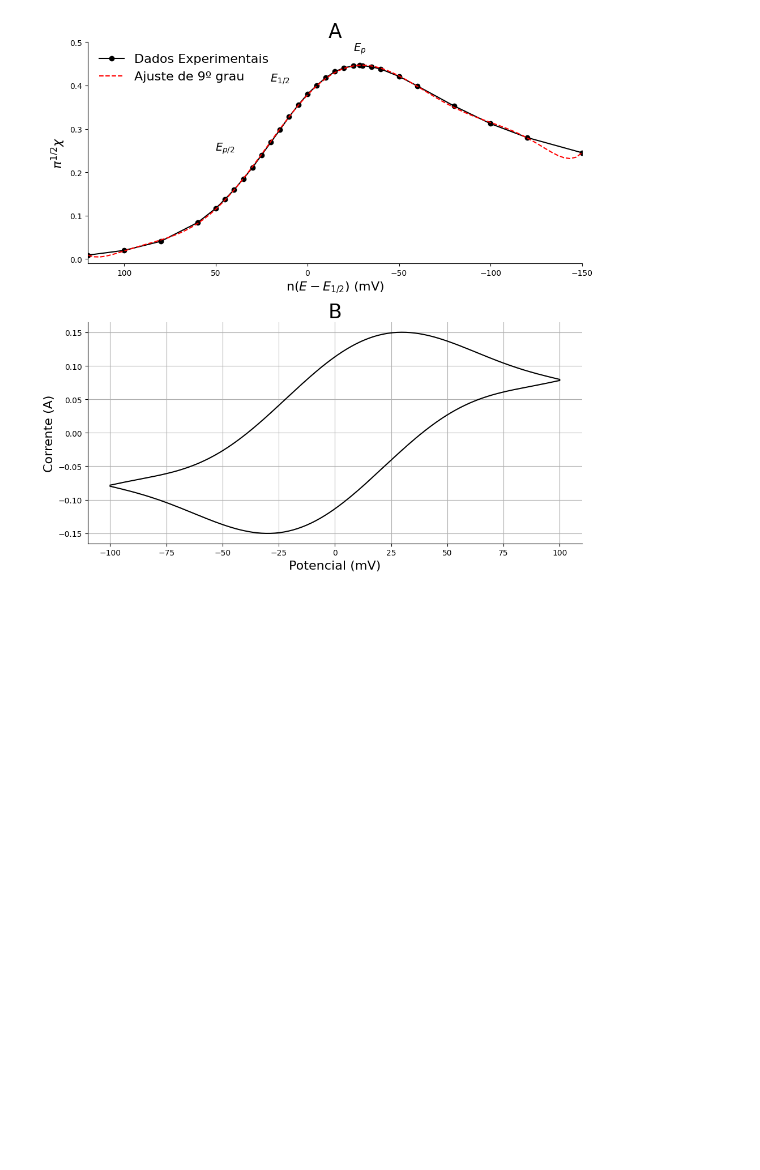
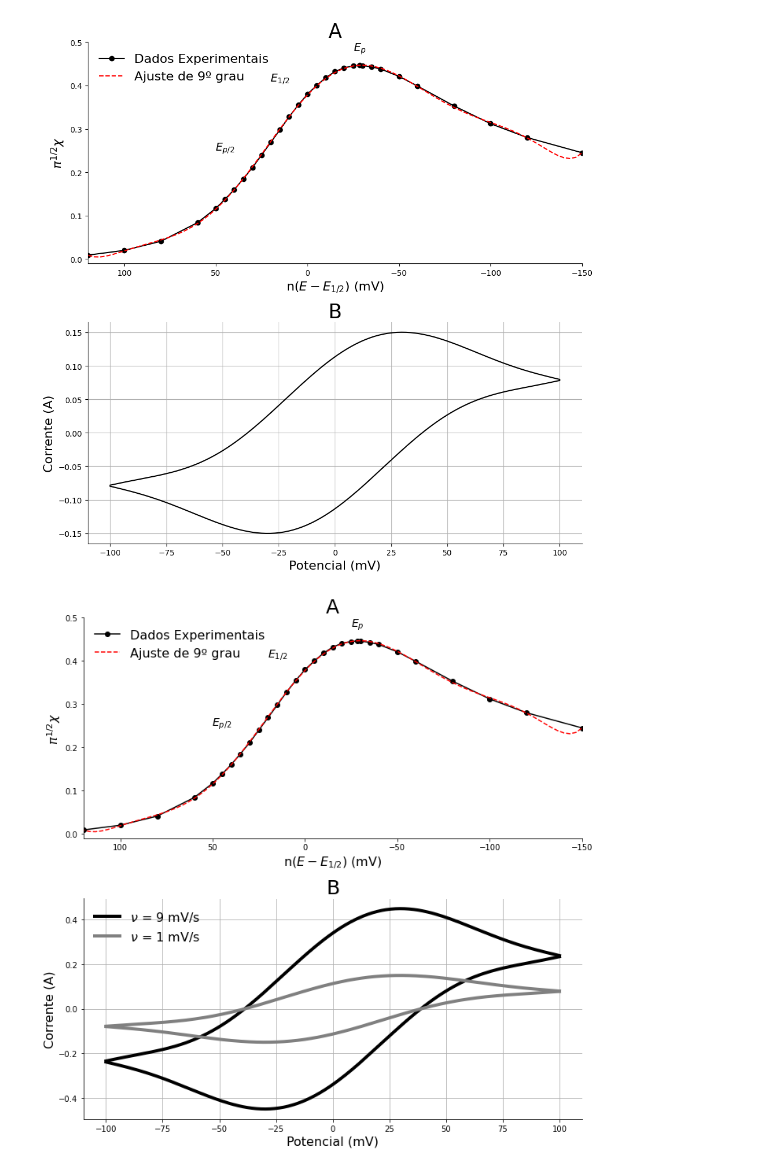
Before and after one commit to PassosSouza/LabsEletroquimica, a Jupyter notebook: Laboratorio 2/Teorias/Eq Randles-Sevcik.ipynb, the cells around one changed output. Cells and saved outputs as stored; diff of their text form; code cells hidden in the pictures; blank space fills up the shorter version.

```diff
--- a/Laboratorio 2/Teorias/Eq Randles-Sevcik.ipynb
+++ b/Laboratorio 2/Teorias/Eq Randles-Sevcik.ipynb
@@ -82,3 +82,98 @@ plt.tight_layout()
 plt.savefig('Randles-Simulate.png',dpi=500)
 # %% [output]
 [figure]
+# %%
+# Dados experimentais
+dE = np.array([120, 100, 80, 60, 50, 45, 40, 35, 30, 25, 20, 15, 10, 5, 0, -5, -10, -15, -20, -25, -28.5, -30, -35, -40, -50, -60, -80, -100, -120, -150])
+pichi = np.array([0.009, 0.02, 0.041, 0.084, 0.117, 0.138, 0.160, 0.185, 0.211, 0.240, 0.269, 0.298, 0.328, 0.355, 0.380, 0.4, 0.418, 0.432, 0.441, 0.445, 0.4463, 0.446, 0.443, 0.438, 0.421, 0.399, 0.353, 0.312, 0.280, 0.245])
+
+# Ajuste de um polinômio de 6º grau
+degree = 9  # Grau do polinômio
+coeffs = np.polyfit(dE, pichi, degree)
+
+# Cria uma função polinomial
+poly_func = np.poly1d(coeffs)
+
+# Gera valores suaves de x para plotar o ajuste
+x_fit = np.linspace(min(dE) - 30, max(dE) + 30, 100)
+y_fit = poly_func(x_fit)
+
+# Plotagem do ajuste polinomial
+fig, (ax1, ax2) = plt.subplots(2, 1, figsize=(10, 10))
+
+# Plot dos dados experimentais e do ajuste polinomial
+ax1.plot(dE, pichi, 'o-', color='black', label='Dados Experimentais')
+ax1.plot(x_fit, y_fit, label=f"Ajuste de {degree}º grau", linestyle='--', color='red')
+ax1.set_ylabel('$\pi^{1/2}\chi$', fontsize=16)
+ax1.set_xlabel('n($E-E_{1/2}$) (mV)', fontsize=16)
+ax1.set_xlim(max(dE), min(dE))  # Inverte o eixo x
+ax1.spines['right'].set_color('none')
+ax1.spines['top'].set_color('none')
+ax1.legend(loc='upper left',fontsize = 16,frameon=False)
+ax1.set_ylim(-0.01, 0.5)
+ax1.set_title('A',fontsize = 25)
+
+# Anotações
+ax1.annotate('$E_p$', xy=(-28.5, 0.48), xytext=(-28.5, 0.48), fontsize=14, ha='center')
+ax1.annotate('$E_{1/2}$', xy=(15, 0.41), xytext=(15, 0.41), fontsize=14, ha='center')
+ax1.annotate('$E_{p/2}$', xy=(45, 0.25), xytext=(45, 0.25), fontsize=14, ha='center')
+
+# Função para calcular chi em um determinado potencial
+def calculate_chi(potential_value, poly_func):
+    return poly_func(potential_value) / np.sqrt(np.pi)
+
+# Parâmetros para a simulação de Voltametria Cíclica (CV)
+nu = 9  # Taxa de varredura em mV/s
+nu2 = 1  # Taxa de varredura em mV/s
+E0 = -100  # Potencial inicial em mV
+E_fim = 100  # Potencial final em mV
+t0 = np.linspace(0, (E_fim - E0) / nu, 200)  # Array de tempo para a varredura direta
+t21 = np.linspace(0, (E_fim - E0) / nu2, 200)  # Array de tempo para a varredura direta
+
+E1 = E0 + nu * t0  # Array de potencial para a varredura direta
+E21 = E0 + nu2 * t21  # Array de potencial para a varredura direta
+Chis1 = calculate_chi(E1, poly_func)  # Valores de chi para a varredura direta
+Chis21 = calculate_chi(E21, poly_func)  # Valores de chi para a varredura direta
+
+t2 = np.linspace(0, (-E_fim + E0) / nu, 200)  # Array de tempo para a varredura reversa
+t22 = np.linspace(0, (-E_fim + E0) / nu2, 200)  # Array de tempo para a varredura reversa
+E2 = E_fim + nu * t2  # Array de potencial para a varredura reversa
+Chis2 = -calculate_chi(E2, poly_func)  # Valores de chi para a varredura reversa
+E22 = E_fim + nu2 * t22  # Array de potencial para a varredura reversa
+Chis22 = -calculate_chi(E22, poly_func)  # Valores de chi para a varredura reversa
+
+# Constantes para a equação de Randles-Sevcik
+n = 1  # Número de elétrons
+F = 96485.33121  # Constante de Faraday em C/mol
+R = 8.314  # Constante dos gases em J/(mol·K)
+T = 25 + 273  # Temperatura em K
+D0 = 1e-5  # Coeficiente de difusão em cm²/s (valor exemplo)
+C0 = 1e-3  # Concentração em mol/cm³ (valor exemplo)
+A = 0.28  # Área do eletrodo em cm² (valor exemplo)
+
+# Calcula a corrente usando a equação de Randles-Sevcik
+i1 = n * F * A * C0 * np.sqrt(np.pi * D0 * n * F / (R * T) * nu) * Chis1
+i2 = n * F * A * C0 * np.sqrt(np.pi * D0 * n * F / (R * T) * nu) * Chis2
+
+i21 = n * F * A * C0 * np.sqrt(np.pi * D0 * n * F / (R * T) * nu2) * Chis21
+i22 = n * F * A * C0 * np.sqrt(np.pi * D0 * n * F / (R * T) * nu2) * Chis22
+# Plot da Voltametria Cíclica (CV)
+ax2.plot(E1[::-1], i1 - max(i1) * 0.37,color='black',label=f'$\\nu$ = {nu} mV/s',lw = 4)
+ax2.plot(E2, i2 - min(i2) * 0.37, color='black',lw=4)
+
+ax2.plot(E21[::-1], i21 - max(i21) * 0.37,color='gray',label=f'$\\nu$ = {nu2} mV/s',lw = 4)
+ax2.plot(E22, i22 - min(i22) * 0.37, color='gray',lw=4)
+
+
+ax2.set_xlabel('Potencial (mV)', fontsize=16)
+ax2.set_ylabel('Corrente (A)', fontsize=16)
+ax2.grid(True)
+ax2.spines['right'].set_color('none')
+ax2.spines['top'].set_color('none')
+ax2.legend(loc='upper left',fontsize = 16,frameon=False)
+ax2.set_title('B',fontsize = 25)
+
+plt.tight_layout()
+#plt.savefig('Randles-Simulate.png',dpi=500)
+# %% [output]
+[figure, added]
```
Also changed, not shown: 3 other files.
